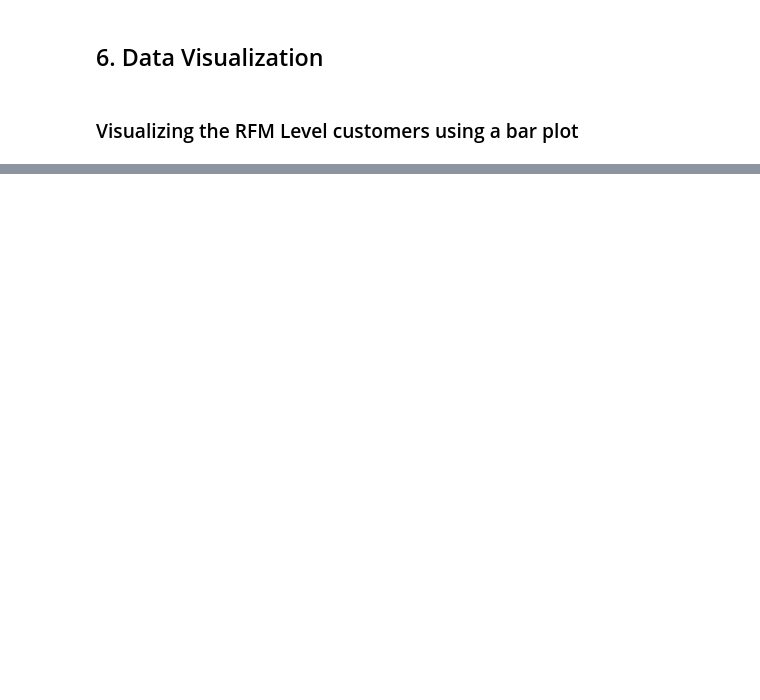
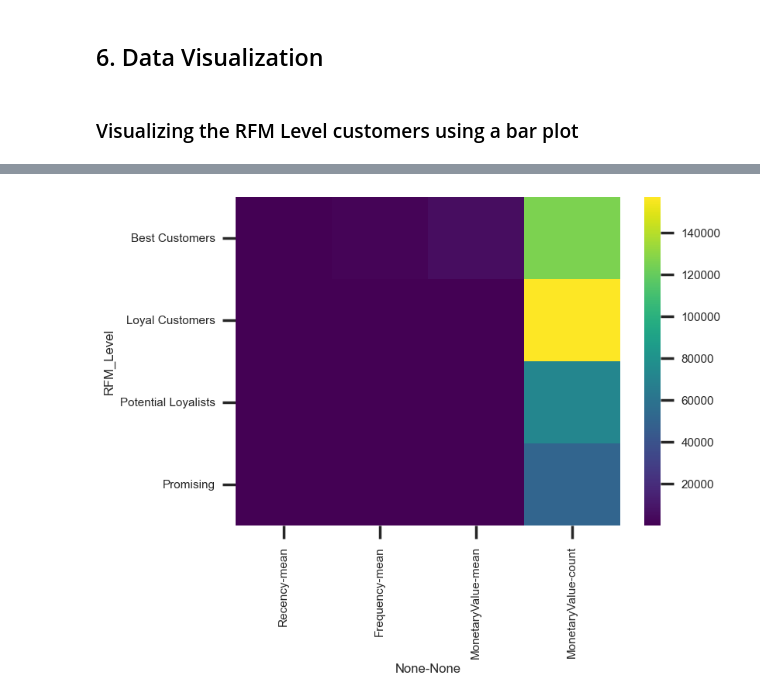
Before and after one commit to akashkchavan9900/customer-segmentation-kmeans, a Jupyter notebook: Project Customer Segmentation.ipynb, the cells around one changed output, grey strips where cells are left out. Saved outputs shown, nothing was run; the diff lists cells and outputs as text; code cells hidden in the pictures; blank space fills up the shorter version.

```diff
--- a/Project Customer Segmentation.ipynb
+++ b/Project Customer Segmentation.ipynb
@@ -597,0 +684,7 @@ plt.show()
+# %%
+# Segment customers by RFM_Level: calculate average Recency, Frequency, and MonetaryValue, and count transactions per group.
+segmented_customers = df.groupby('RFM_Level').agg({
+    'Recency': 'mean',
+    'Frequency': 'mean',
+    'MonetaryValue': ['mean', 'count']
+})
@@ -597,0 +701,5 @@ plt.show()
+# %%
+sns.heatmap(segmented_customers, cmap = 'viridis')
+plt.show()
+# %% [output]
+[figure, added]
```
Also changed, not shown: parts of 53 cells of this notebook.
